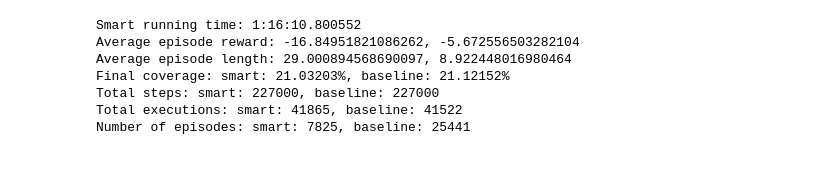
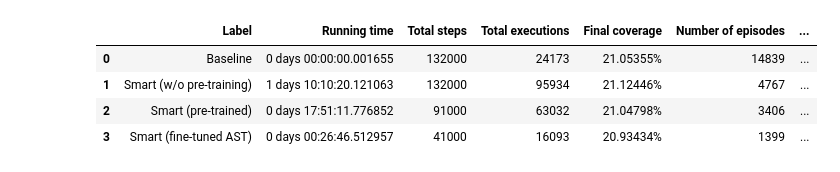
Before and after one commit to PranavMaganti/JEFRL, a Jupyter notebook: src/stats.ipynb, the cells around one changed output. Saved outputs shown, nothing was run; the diff lists cells and outputs as text; code cells hidden in the pictures.

```diff
--- a/src/stats.ipynb
+++ b/src/stats.ipynb
@@ -65,33 +13,0 @@ baseline_total_executions = baseline_run_data["total_executions"]
-# %%
-baseline_episode_rewards_summed = [sum(x) for x in baseline_episode_rewards]
-smart_episode_rewards_summed = [sum(x) for x in smart_episode_rewards]
-
-baseline_episode_len = [len(x) for x in baseline_episode_rewards]
-smart_episode_len = [len(x) for x in smart_episode_rewards]
-
-print(f"Smart running time: {smart_running_time}")
-print(
-    f"Average episode reward: {np.mean(smart_episode_rewards_summed)}, {np.mean(baseline_episode_rewards_summed)}"
-)
-print(
-    f"Average episode length: {np.mean(smart_episode_len)}, {np.mean(baseline_episode_len)}"
-)
-
-print(
-    f"Final coverage: smart: {smart_final_coverage:.5%}, baseline: {baseline_final_coverage:.5%}"
-)
-print(f"Total steps: smart: {smart_total_steps}, baseline: {baseline_total_steps}")
-print(
-    f"Total executions: smart: {smart_total_executions}, baseline: {baseline_total_executions}"
-)
-print(
-    f"Number of episodes: smart: {len(smart_episode_rewards)}, baseline: {len(baseline_episode_rewards)}"
-)
-# %% [output]
-Smart running time: 1:16:10.800552
-Average episode reward: -16.84951821086262, -5.672556503282104
-Average episode length: 29.000894568690097, 8.922448016980464
-Final coverage: smart: 21.03203%, baseline: 21.12152%
-Total steps: smart: 227000, baseline: 227000
-Total executions: smart: 41865, baseline: 41522
-Number of episodes: smart: 7825, baseline: 25441
@@ -98 +54,33 @@ Number of episodes: smart: 7825, baseline: 25441
+# %%
+summed_rewards = [[sum(episode) for episode in r["episode_rewards"]] for r in run_data]
+episode_lengths = [[len(episode) for episode in r["episode_actions"]] for r in run_data]
+
+data = {
+    "Label": data_labels,
+    "Running time": [data["running_time"] for data in run_data],
+    "Total steps": [data["total_steps"] for data in run_data],
+    "Total executions": [data["total_executions"] for data in run_data],
+    "Final coverage": [f"{data['current_coverage']:.5%}" for data in run_data],
+    "Number of episodes": [len(data["episode_rewards"]) for data in run_data],
+    "Average episode reward": [f"{np.mean(rewards):.2f}" for rewards in summed_rewards],
+    "Average episode length": [
+        f"{np.mean(lengths):.2f}" for lengths in episode_lengths
+    ],
+}
+
+display(pd.DataFrame(data))
+# print("Labels: " + ", ".join(data_labels))
+# print("Running times: " + ", ".join())
+# print("Total steps: " + ", ".join([str(data["total_steps"]) for data in run_data]))
+# print("Total executions: " + ", ".join([str(data["total_executions"]) for data in run_data]))
+# print("Final coverage: " + ", ".join([f"{data['current_coverage']:.5%}" for data in run_data]))
+# print("Number of episodes: " + ", ".join([str(len(data["episode_rewards"])) for data in run_data]))
+# print(f"Average episode reward: "+ ", ".join([f"{np.mean(rewards):.2f}" for rewards in summed_rewards]))
+# print("Average episode length: " + ", ".join([f"{np.mean(lengths):.2f}" for lengths in episode_lengths]))
+# %% [output]
+|  | Label | Running time | Total steps | Total executions | Final coverage | Number of episodes | ... |
+| 0 | Baseline | 0 days 00:00:00.001655 | 132000 | 24173 | 21.05355% | 14839 | ... |
+| 1 | Smart (w/o pre-training) | 1 days 10:10:20.121063 | 132000 | 95934 | 21.12446% | 4767 | ... |
+| 2 | Smart (pre-trained) | 0 days 17:51:11.776852 | 91000 | 63032 | 21.04798% | 3406 | ... |
+| 3 | Smart (fine-tuned AST) | 0 days 00:26:46.512957 | 41000 | 16093 | 20.93434% | 1399 | ... |
 # %%
```
Also changed, not shown: parts of 16 cells of this notebook, 7 other files.
